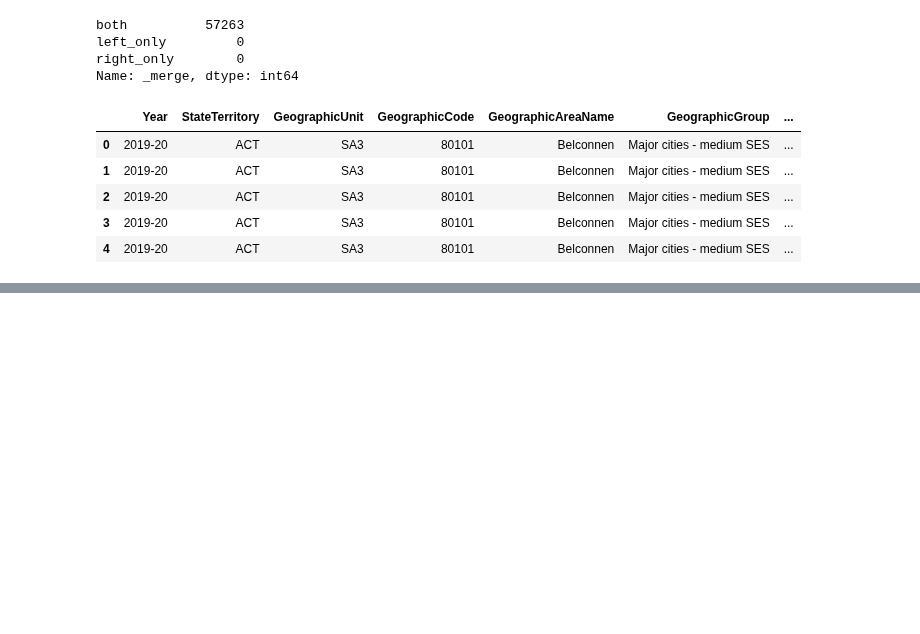
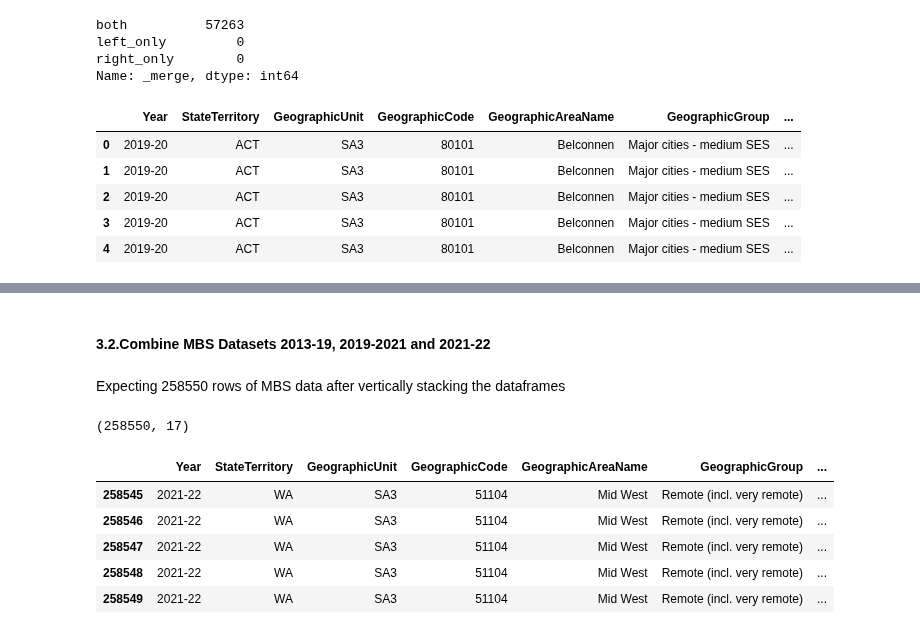
Before and after one commit to jiniep/mbs_analysis, a Jupyter notebook: scripts/2_mbs_combine_datasets.ipynb, the cells around one changed output, grey strips where cells are left out. Saved outputs shown, nothing was run; the diff lists cells and outputs as text; code cells hidden in the pictures; blank space fills up the shorter version.

```diff
--- a/scripts/2_mbs_combine_datasets.ipynb
+++ b/scripts/2_mbs_combine_datasets.ipynb
@@ -280,3 +314,8 @@ df_mbs_201921_sa3_combined.head()
 | 2 | 2019-20 | ACT | SA3 | 80101 | Belconnen | Major cities - medium SES | ... |
 | 3 | 2019-20 | ACT | SA3 | 80101 | Belconnen | Major cities - medium SES | ... |
 | 4 | 2019-20 | ACT | SA3 | 80101 | Belconnen | Major cities - medium SES | ... |
+# %%
+# renaming columns for consistency and dropping the _merge column
+df_mbs_201921_sa3_combined.rename(columns={'EstimatedResidentPopulation': 'Estimated resident population'}, inplace=True)
+df_mbs_201921_sa3_combined.drop(['_merge'], axis=1, inplace=True)
+df_mbs_201921_sa3_combined.info()
@@ -284,0 +403,19 @@ df_mbs_201921_sa3_combined.head()
+# %% [markdown]
+#### 3.2.Combine MBS Datasets 2013-19, 2019-2021 and 2021-22
+# %% [markdown]
+Expecting 258550 rows of MBS data after vertically stacking the dataframes
+# %%
+# vertically stacking each of the dataframe to create a new dataset with years 2013-22
+df_mbs_combined_201322 = pd.concat([df_mbs_201319_sa3_combined, df_mbs_201921_sa3_combined, df_mbs_202122], axis=0, ignore_index=True)
+df_mbs_combined_201322.shape
+# %% [output]
+(258550, 17)
+# %%
+df_mbs_combined_201322.tail(5)
+# %% [output]
+|  | Year | StateTerritory | GeographicUnit | GeographicCode | GeographicAreaName | GeographicGroup | ... |
+| 258545 | 2021-22 | WA | SA3 | 51104 | Mid West | Remote (incl. very remote) | ... |
+| 258546 | 2021-22 | WA | SA3 | 51104 | Mid West | Remote (incl. very remote) | ... |
+| 258547 | 2021-22 | WA | SA3 | 51104 | Mid West | Remote (incl. very remote) | ... |
+| 258548 | 2021-22 | WA | SA3 | 51104 | Mid West | Remote (incl. very remote) | ... |
+| 258549 | 2021-22 | WA | SA3 | 51104 | Mid West | Remote (incl. very remote) | ... |
```
Also changed, not shown: parts of 47 cells of this notebook, 1 other file.
